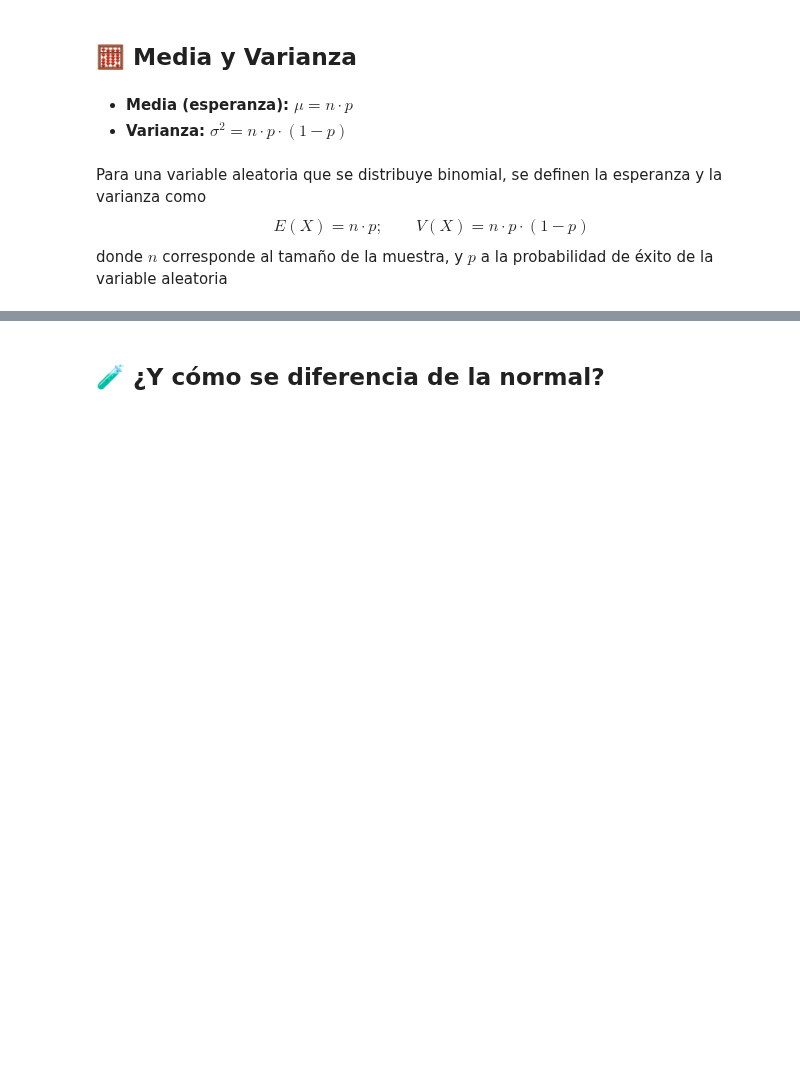
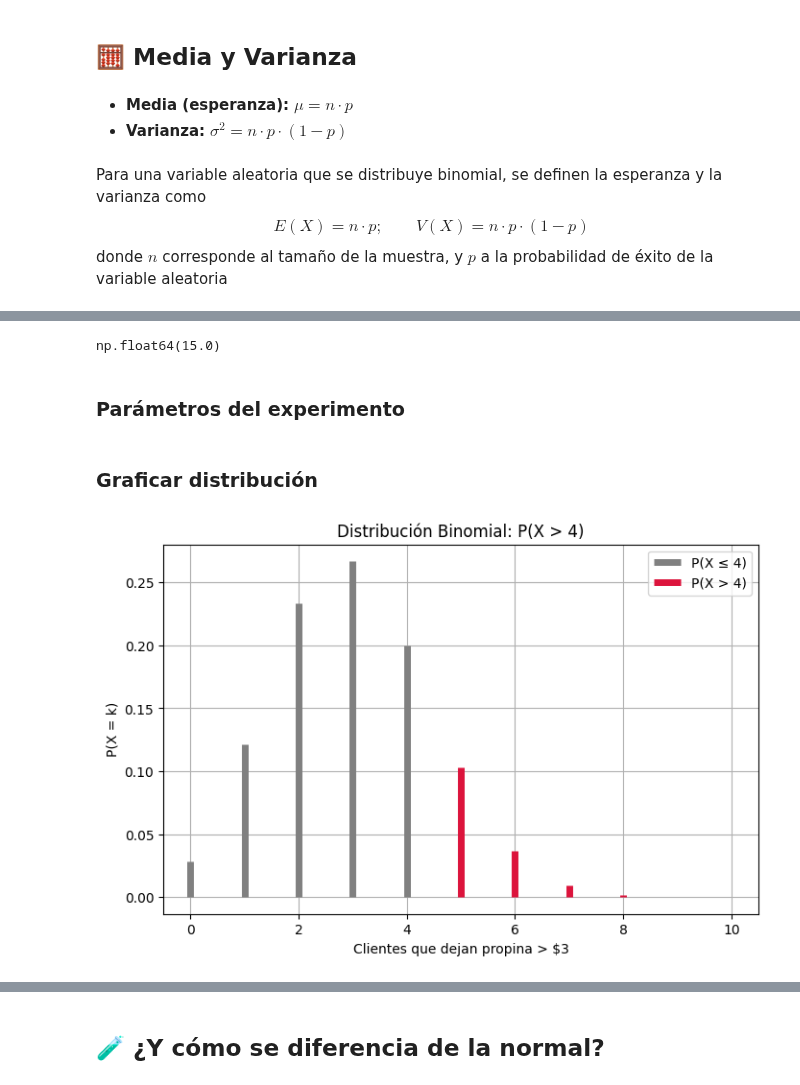
Before and after one commit to diadasiachilensis/data-science, a Jupyter notebook: distribuciones/distribucion-binominal.ipynb, the cells around one changed output, grey strips where cells are left out. Drawn from its saved outputs; the diff is of its cells as text; code cells hidden in the pictures; blank space fills up the shorter version.

```diff
--- a/distribuciones/distribucion-binominal.ipynb
+++ b/distribuciones/distribucion-binominal.ipynb
@@ -108,0 +124,3 @@ Un restaurante quiere analizar la probabilidad de que un cliente deje una propin
+# %%
+n=10    #Numero total de clientes
+p=0.3   #probabilidad de que dejen propina > $3
@@ -108,0 +146,28 @@ Un restaurante quiere analizar la probabilidad de que un cliente deje una propin
+# %%
+(1-ss.binom.cdf(4,n,p)).round(3)*100
+# %% [output]
+np.float64(15.0)
+# %% [markdown]
+### Parámetros del experimento
+# %%
+x = np.arange(0, n + 1)
+pmf = ss.binom.pmf(x, n, p)
+# %% [markdown]
+### Graficar distribución
+# %%
+plt.figure(figsize=(8,5))
+for i in range(len(x)):
+    if x[i] <= 4:
+        plt.vlines(x[i], 0, pmf[i], colors='gray', lw=5, label='P(X ≤ 4)' if i == 0 else "")
+    else:
+        plt.vlines(x[i], 0, pmf[i], colors='crimson', lw=5, label='P(X > 4)' if i == 5 else "")
+
+# Títulos y etiquetas
+plt.title('Distribución Binomial: P(X > 4)')
+plt.xlabel('Clientes que dejan propina > $3')
+plt.ylabel('P(X = k)')
+plt.legend()
+plt.grid(True)
+plt.show()
+# %% [output]
+[figure, added]
```
Also changed, not shown: parts of 8 cells of this notebook.
